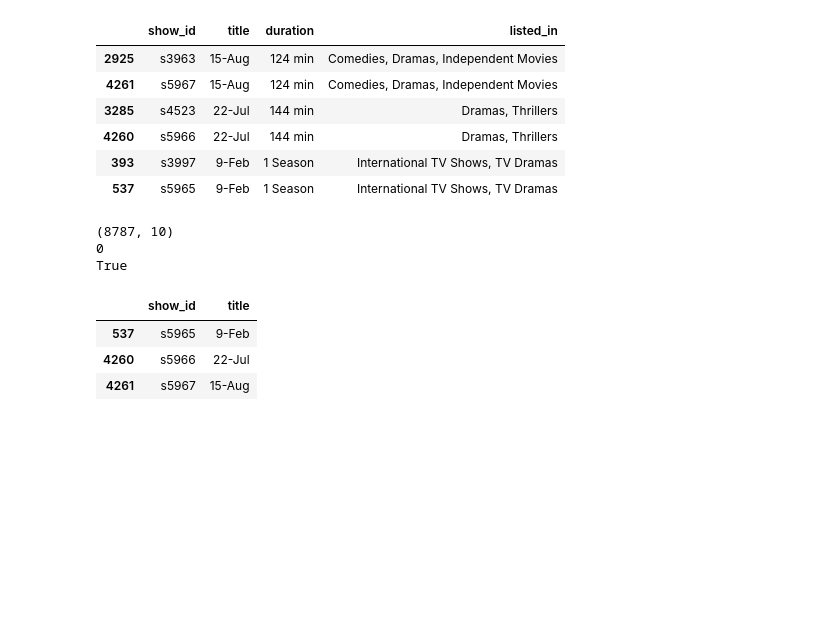
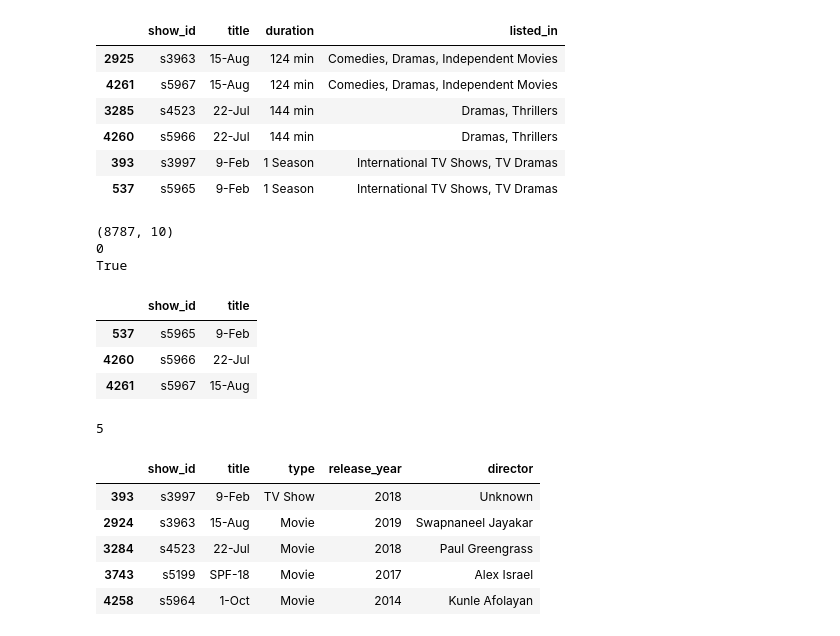
Before and after one commit to IrafashCactus/auspify-netflix-data-science, a Jupyter notebook: notebooks/01_data_cleaning.ipynb, the cells around one changed output. Cells and saved outputs as stored; diff of their text form; code cells hidden in the pictures; blank space fills up the shorter version.

```diff
--- a/notebooks/01_data_cleaning.ipynb
+++ b/notebooks/01_data_cleaning.ipynb
@@ -147,3 +147,18 @@ True
 | 537 | s5965 | 9-Feb |
 | 4260 | s5966 | 22-Jul |
 | 4261 | s5967 | 15-Aug |
+# %%
+date_pattern = r"^\d{1,2}-[A-Za-z]{3}$|^[A-Za-z]{3}-\d{1,2}$"
+date_like = df_clean[df_clean["title"].str.match(date_pattern)]
+print(len(date_like))
+# %% [output]
+5
+# %%
+date_like[["show_id", "title", "type", "release_year", "director"]]
+# %% [output]
+|  | show_id | title | type | release_year | director |
+| 393 | s3997 | 9-Feb | TV Show | 2018 | Unknown |
+| 2924 | s3963 | 15-Aug | Movie | 2019 | Swapnaneel Jayakar |
+| 3284 | s4523 | 22-Jul | Movie | 2018 | Paul Greengrass |
+| 3743 | s5199 | SPF-18 | Movie | 2017 | Alex Israel |
+| 4258 | s5964 | 1-Oct | Movie | 2014 | Kunle Afolayan |
```
Also changed, not shown: parts of 11 cells of this notebook, 4 other files.
